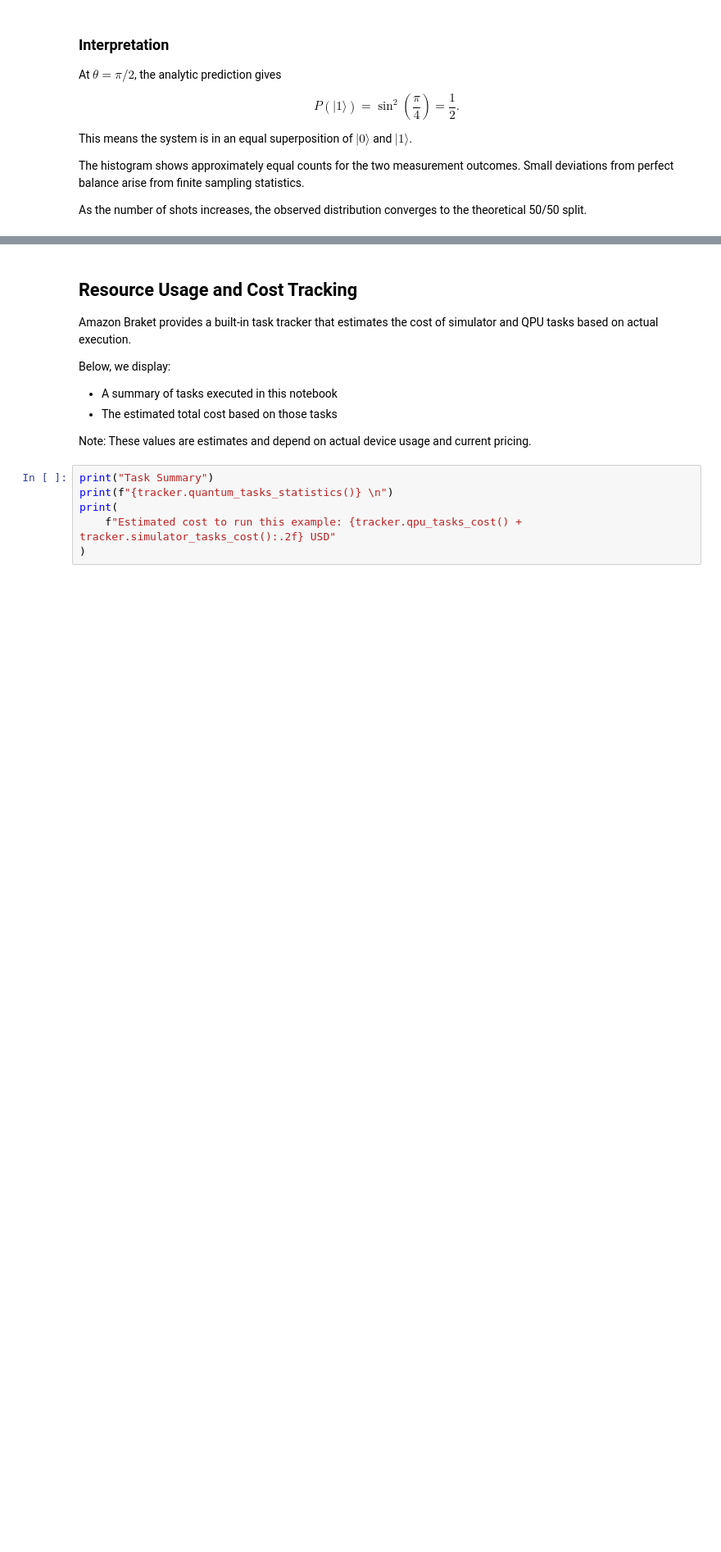
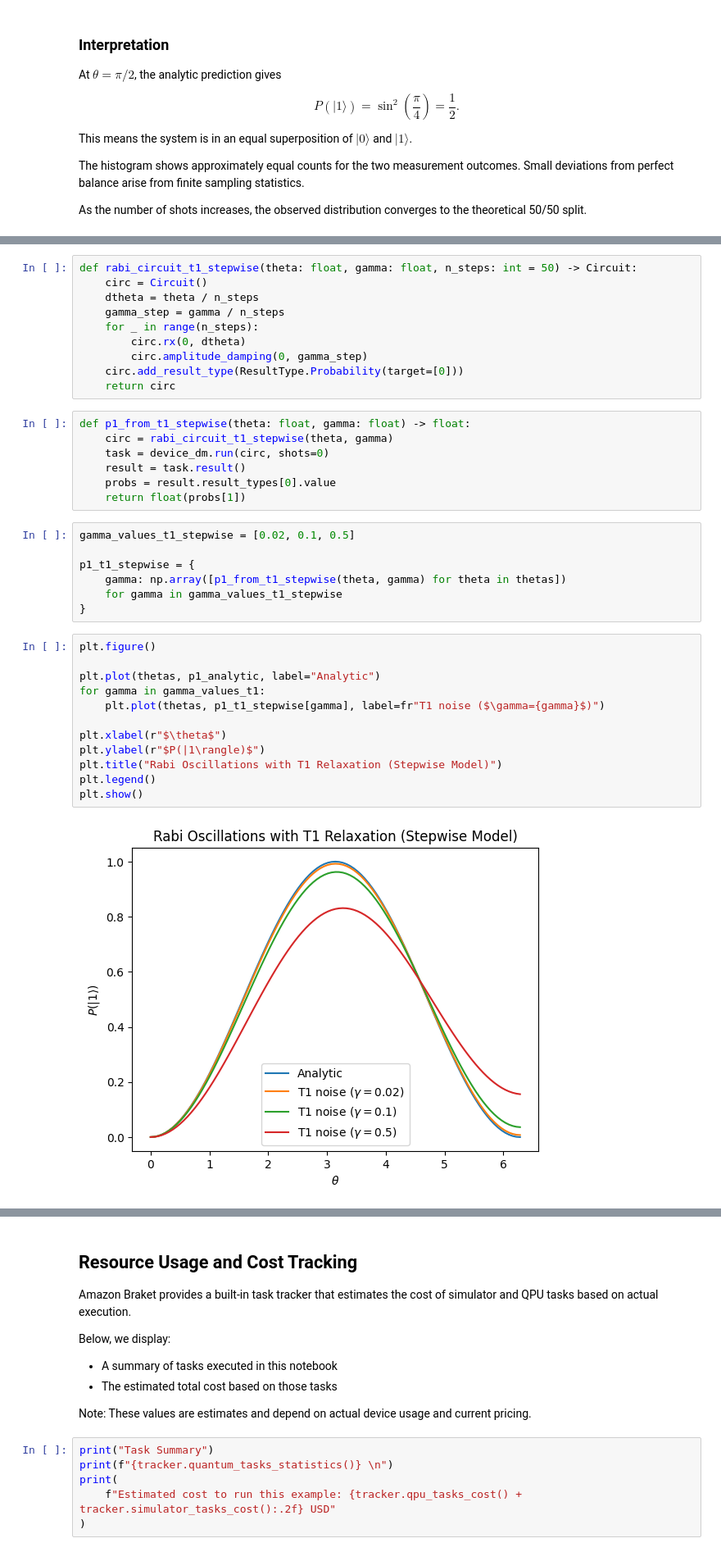
Before and after one commit to amazon-braket/amazon-braket-algorithm-library, a Jupyter notebook: notebooks/textbook/Rabi_Oscillations.ipynb, the cells around one changed output, grey strips where cells are left out. Shown at 82% size. Saved outputs shown, nothing was run; the diff lists cells and outputs as text; blank space fills up the shorter version.

```diff
--- a/notebooks/textbook/Rabi_Oscillations.ipynb
+++ b/notebooks/textbook/Rabi_Oscillations.ipynb
@@ -178,0 +229,38 @@ As the number of shots increases, the observed distribution converges to the the
+# %%
+def rabi_circuit_t1_stepwise(theta: float, gamma: float, n_steps: int = 50) -> Circuit:
+    circ = Circuit()
+    dtheta = theta / n_steps
+    gamma_step = gamma / n_steps
+    for _ in range(n_steps):
+        circ.rx(0, dtheta)
+        circ.amplitude_damping(0, gamma_step)
+    circ.add_result_type(ResultType.Probability(target=[0]))
+    return circ
+# %%
+def p1_from_t1_stepwise(theta: float, gamma: float) -> float:
+    circ = rabi_circuit_t1_stepwise(theta, gamma)
+    task = device_dm.run(circ, shots=0)
+    result = task.result()
+    probs = result.result_types[0].value
+    return float(probs[1])
+# %%
+gamma_values_t1_stepwise = [0.02, 0.1, 0.5]
+
+p1_t1_stepwise = {
+    gamma: np.array([p1_from_t1_stepwise(theta, gamma) for theta in thetas])
+    for gamma in gamma_values_t1_stepwise
+}
+# %%
+plt.figure()
+
+plt.plot(thetas, p1_analytic, label="Analytic")
+for gamma in gamma_values_t1:
+    plt.plot(thetas, p1_t1_stepwise[gamma], label=fr"T1 noise ($\gamma={gamma}$)")
+
+plt.xlabel(r"$\theta$")
+plt.ylabel(r"$P(|1\rangle)$")
+plt.title("Rabi Oscillations with T1 Relaxation (Stepwise Model)")
+plt.legend()
+plt.show()
+# %% [output]
+[figure, added]
```
Also changed, not shown: parts of 13 cells of this notebook, 1 other file.
